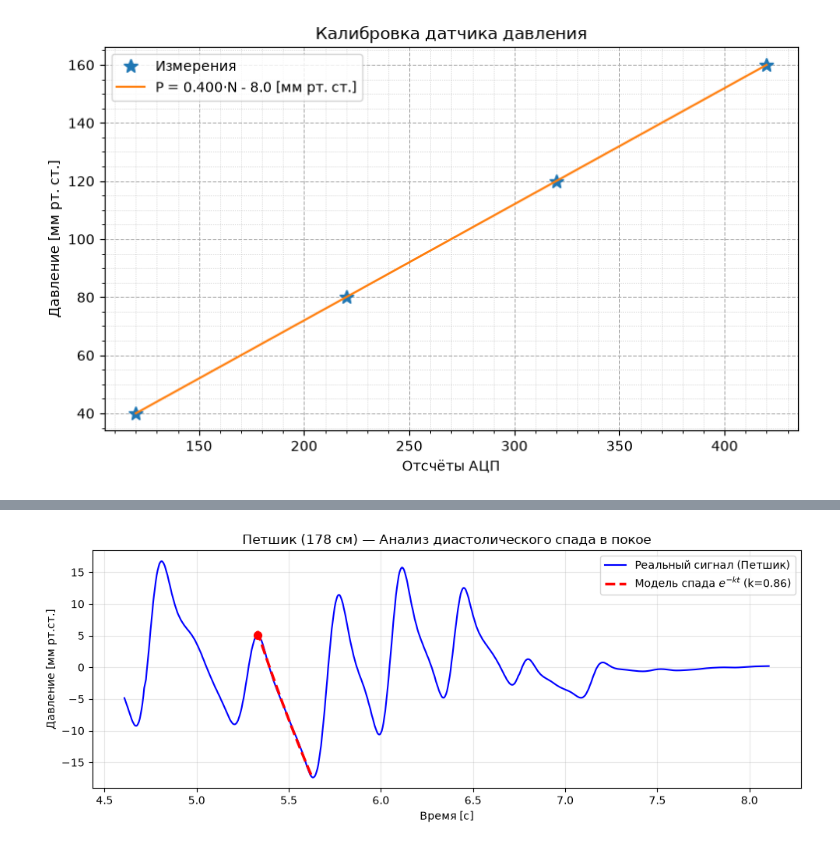
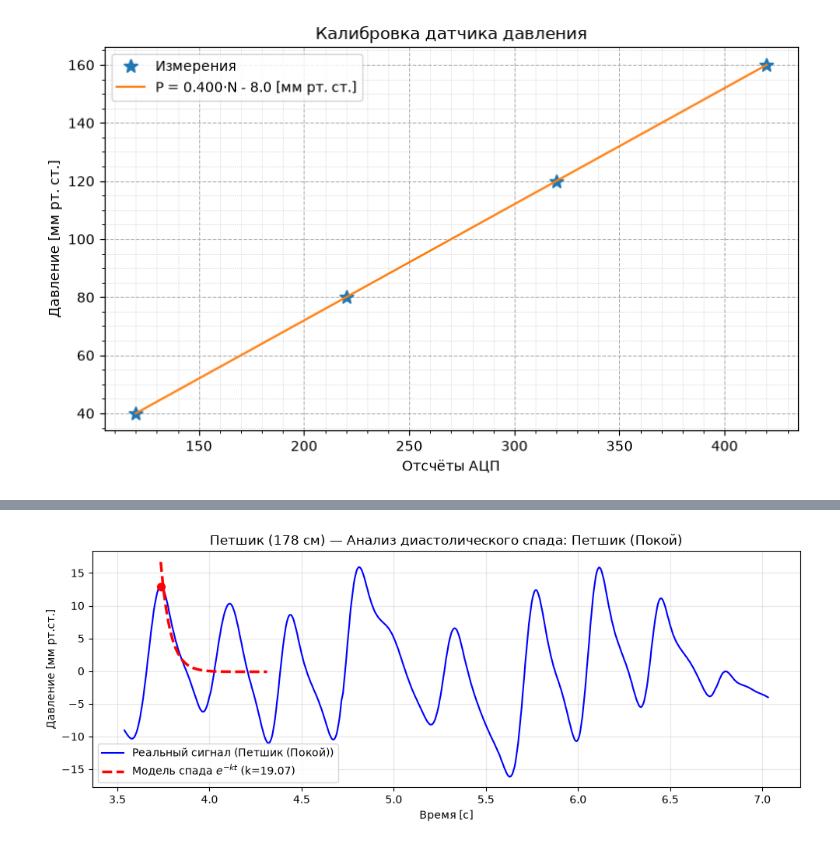
Before and after one commit to kirilivasml-glitch/get_labs, a Jupyter notebook: 5.3. Resting and post-exercise blood pressure/Graphic.ipynb, the cells around one changed output, grey strips where cells are left out. Cells and saved outputs as stored; diff of their text form; code cells hidden in the pictures.

```diff
--- a/5.3. Resting and post-exercise blood pressure/Graphic.ipynb
+++ b/5.3. Resting and post-exercise blood pressure/Graphic.ipynb
@@ -372,7 +404,7 @@ import os, re
 import numpy as np
 import pandas as pd
 import matplotlib.pyplot as plt
-from scipy.signal import find_peaks
+from scipy.signal import butter, sosfiltfilt, find_peaks
 from scipy.ndimage import uniform_filter1d
 from scipy.optimize import curve_fit
 
@@ -383,6 +415,7 @@ FILES = {
 HEIGHT_CM = 178
 FS_NEW = 200
 TREND_WIN = 1.5
+BAND = (0.5, 8.0)
 
 def load_data(path):
     with open(path, 'r', encoding='utf-8', errors='ignore') as f:
@@ -403,12 +436,19 @@ def load_data(path):
     p = uniform_filter1d(p, size=k, mode='nearest')
     return t[::k], p[::k], FS_NEW
 
+def detrend(p, fs):
+    trend = uniform_filter1d(p, size=max(1, int(fs*TREND_WIN)), mode='nearest')
+    return p - trend
+
+def bandpass(p, fs, band=BAND):
+    sos = butter(3, band, btype='band', fs=fs, output='sos')
+    return sosfiltfilt(sos, p)
+
 def analyze_elasticity(name, path):
     print(f"\n{'='*20} {name} {'='*20}")
     print(f"Субъект: Петшик | Рост: {HEIGHT_CM} см")
     t, p, fs = load_data(path)
-    trend = uniform_filter1d(p, size=max(1, int(fs*TREND_WIN)), mode='nearest')
-    p_filt = p - trend
+    p_filt = bandpass(detrend(p, fs), fs)
     peaks, _ = find_peaks(p_filt, distance=int(0.4*fs), prominence=0.5)
     mins, _ = find_peaks(-p_filt, distance=int(0.4*fs), prominence=0.5)
     def exp_decay(t, P_dia, A, k):
@@ -433,25 +473,32 @@ def analyze_elasticity(name, path):
             continue
     if not k_values:
         print("Не удалось выделить качественные диастолические спады.")
-        return None, None, None, None
+        return None, None, None, None, ['нет годных спадов']
     k_mean = np.mean(k_values)
     k_std = np.std(k_values)
     tau_mean = np.mean(tau_values) * 1000
+    bad = []
+    if len(k_values) < 5: bad.append('мало ударов')
+    if not (0.5 < k_mean < 15): bad.append('k вне 0.5-15')
+    if not (50 < tau_mean < 2000): bad.append('tau вне 50-2000 мс')
     print(f"Обработано ударов: {len(k_values)}")
     print(f"Константа спада (k): {k_mean:.3f} ± {k_std:.3f} [1/с]")
     print(f"Постоянная времени (τ): {tau_mean:.1f} ± {np.std(tau_values)*1000:.1f} [мс]")
     print(f"Интерпретация: {'Жесткие сосуды' if k_mean > 4.5 else 'Нормальная эластичность' if k_mean > 2.5 else 'Очень эластичные сосуды'}")
-    return t, p_filt, peaks, k_mean
+    if bad: print('[НЕВАЛИДНО: ' + ', '.join(bad) + ']')
+    return t, p_filt, peaks, k_mean, bad
 
 results = {}
 plot_data = {}
+valids = {}
 for name, path in FILES.items():
     if not os.path.exists(path):
         print(f"Файл {path} не найден!")
         continue
-    t, p_filt, peaks, k_mean = analyze_elasticity(name, path)
+    t, p_filt, peaks, k_mean, bad = analyze_elasticity(name, path)
     results[name] = k_mean
     plot_data[name] = (t, p_filt, peaks)
+    valids[name] = not bad
 
 print("\n" + "="*60)
 print(f"СВОДКА ПО ПЕТШИКУ (Рост: {HEIGHT_CM} см)")
@@ -459,36 +506,43 @@ print("="*60)
 df = pd.DataFrame({
     'Состояние': list(results.keys()),
     'Константа спада k [1/с]': [round(v, 3) if v else 'N/A' for v in results.values()],
-    'Эластичность τ [мс]': [round(1000/v, 1) if v else 'N/A' for v in results.values()]
+    'Эластичность τ [мс]': [round(1000/v, 1) if v else 'N/A' for v in results.values()],
+    'Валидно': [valids[k] for k in results.keys()]
 })
 print(df.to_string(index=False))
 
-if 'Петшик (Покой)' in plot_data and results['Петшик (Покой)']:
-    t, p_filt, peaks = plot_data['Петшик (Покой)']
+def exp_decay(t, P_dia, A, k):
+    return P_dia + A * np.exp(-k * t)
+
+for state in ('Петшик (Покой)', 'Петшик (Нагрузка)'):
+    if state not in plot_data or not results[state]:
+        continue
+    t, p_filt, peaks = plot_data[state]
+    if len(peaks) < 6:
+        continue
+    mins, _ = find_peaks(-p_filt, distance=int(0.4*FS_NEW))
     fig, ax = plt.subplots(figsize=(10, 4))
-    start_t = t[peaks[5]] - 0.2 if len(peaks) > 5 else t[0]
+    start_t = t[peaks[5]] - 0.2
     end_t = start_t + 3.5
     mask = (t >= start_t) & (t <= end_t)
-    ax.plot(t[mask], p_filt[mask], 'b-', lw=1.5, label='Реальный сигнал (Петшик)')
-    if len(peaks) > 6:
-        pk = peaks[6]
-        mins, _ = find_peaks(-p_filt, distance=int(0.4*FS_NEW))
+    ax.plot(t[mask], p_filt[mask], 'b-', lw=1.5, label=f'Реальный сигнал ({state})')
+    for pk in peaks[5:]:
         next_mins = mins[mins > pk]
-        if len(next_mins) > 0:
-            mn = next_mins[0]
-            t_seg = t[pk:mn] - t[pk]
-            p_seg = p_filt[pk:mn]
-            def exp_decay(t, P_dia, A, k):
-                return P_dia + A * np.exp(-k * t)
-            try:
-                popt, _ = curve_fit(exp_decay, t_seg, p_seg, p0=[p_seg[-1], p_seg[0]-p_seg[-1], 2.0])
-                t_fit = np.linspace(0, t_seg[-1], 100)
-                p_fit = exp_decay(t_fit, *popt)
-                ax.plot(t_fit + t[pk], p_fit, 'r--', lw=2.5, label=f'Модель спада $e^{{-kt}}$ (k={popt[2]:.2f})')
-                ax.scatter([t[pk]], [p_filt[pk]], color='red', zorder=5, s=50)
-            except:
-                pass
-    ax.set_title(f'Петшик ({HEIGHT_CM} см) — Анализ диастолического спада в покое')
+        if len(next_mins) == 0: continue
+        mn = next_mins[0]
+        t_seg = t[pk:mn] - t[pk]
+        p_seg = p_filt[pk:mn]
+        if len(t_seg) < 10: continue
+        try:
+            popt, _ = curve_fit(exp_decay, t_seg, p_seg, p0=[p_seg[-1], p_seg[0]-p_seg[-1], 2.0], maxfev=2000)
+            t_fit = np.linspace(0, t_seg[-1], 100)
+            p_fit = exp_decay(t_fit, *popt)
+            ax.plot(t_fit + t[pk], p_fit, 'r--', lw=2.5, label=f'Модель спада $e^{{-kt}}$ (k={popt[2]:.2f})')
+            ax.scatter([t[pk]], [p_filt[pk]], color='red', zorder=5, s=50)
+            break
+        except:
+            continue
+    ax.set_title(f'Петшик ({HEIGHT_CM} см) — Анализ диастолического спада: {state}')
     ax.set_xlabel('Время [с]')
     ax.set_ylabel('Давление [мм рт.ст.]')
     ax.legend()
@@ -519 +573 @@ if 'Петшик (Покой)' in plot_data and results['Петшик (Поко
-[figure, old version]
+[figure, new version]
```
Also changed, not shown: parts of 3 cells of this notebook.
